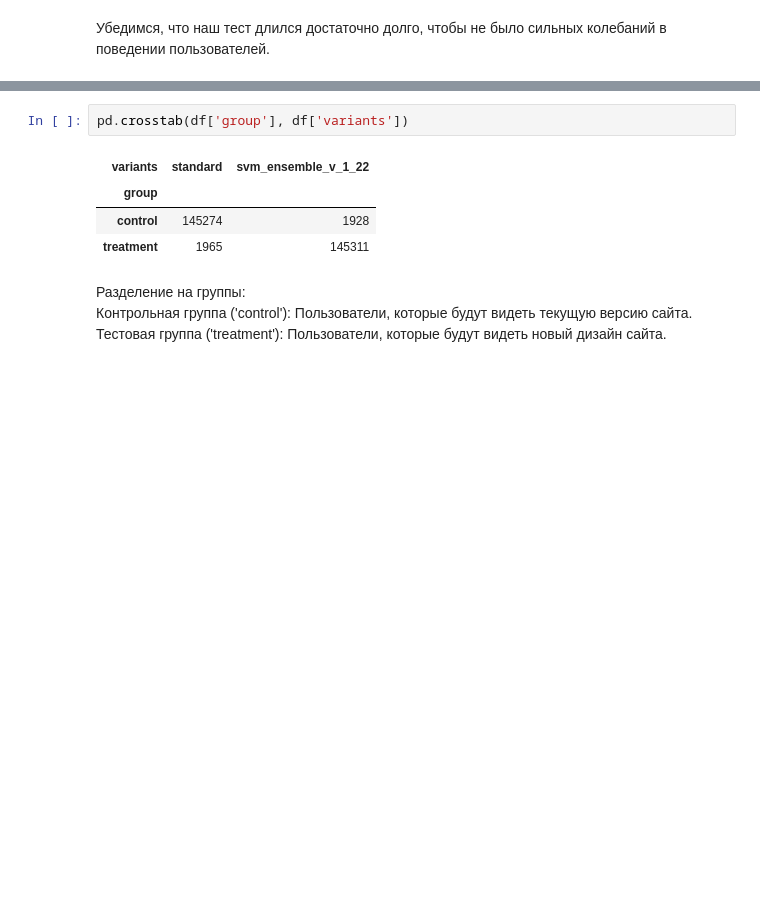
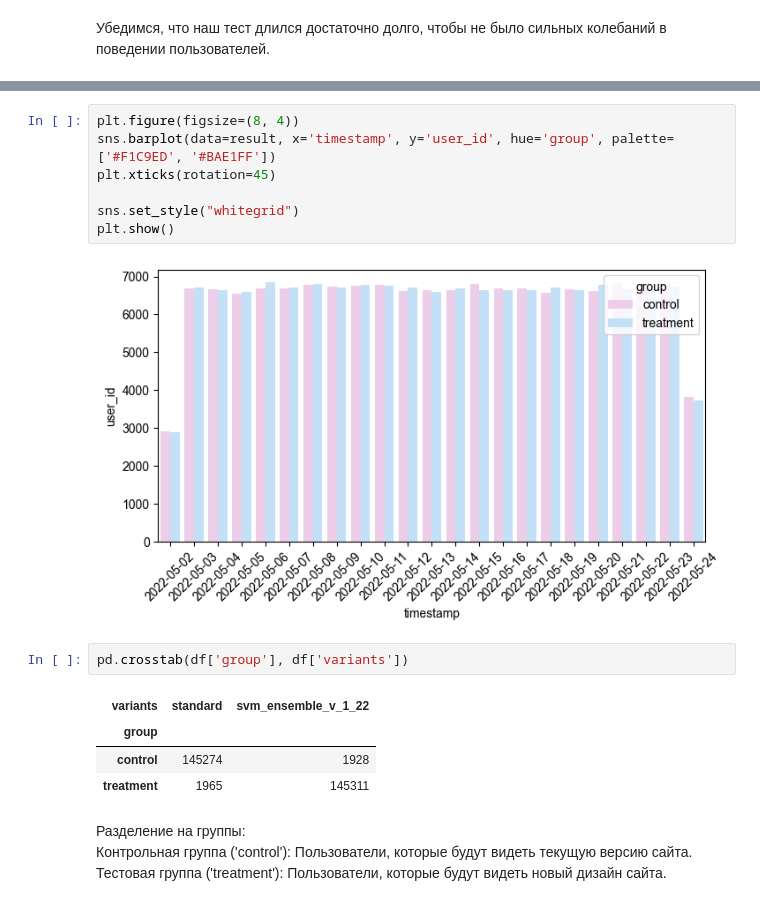
Before and after one commit to SMaksimena/Data-Science, a Jupyter notebook: module_2/descriptive_stats/ab_test_inference_solution.ipynb, the cells around one changed output, grey strips where cells are left out. Cells and saved outputs as stored; diff of their text form; blank space fills up the shorter version.

```diff
--- a/module_2/descriptive_stats/ab_test_inference_solution.ipynb
+++ b/module_2/descriptive_stats/ab_test_inference_solution.ipynb
@@ -140,3 +123,12 @@ fig.show()
+# %%
+plt.figure(figsize=(8, 4))
+sns.barplot(data=result, x='timestamp', y='user_id', hue='group', palette=['#F1C9ED', '#BAE1FF'])
+plt.xticks(rotation=45)
+
+sns.set_style("whitegrid")
+plt.show()
+# %% [output]
+[figure, added]
 # %%
 pd.crosstab(df['group'], df['variants'])
 # %% [output]
```
Also changed, not shown: parts of 10 cells of this notebook.
